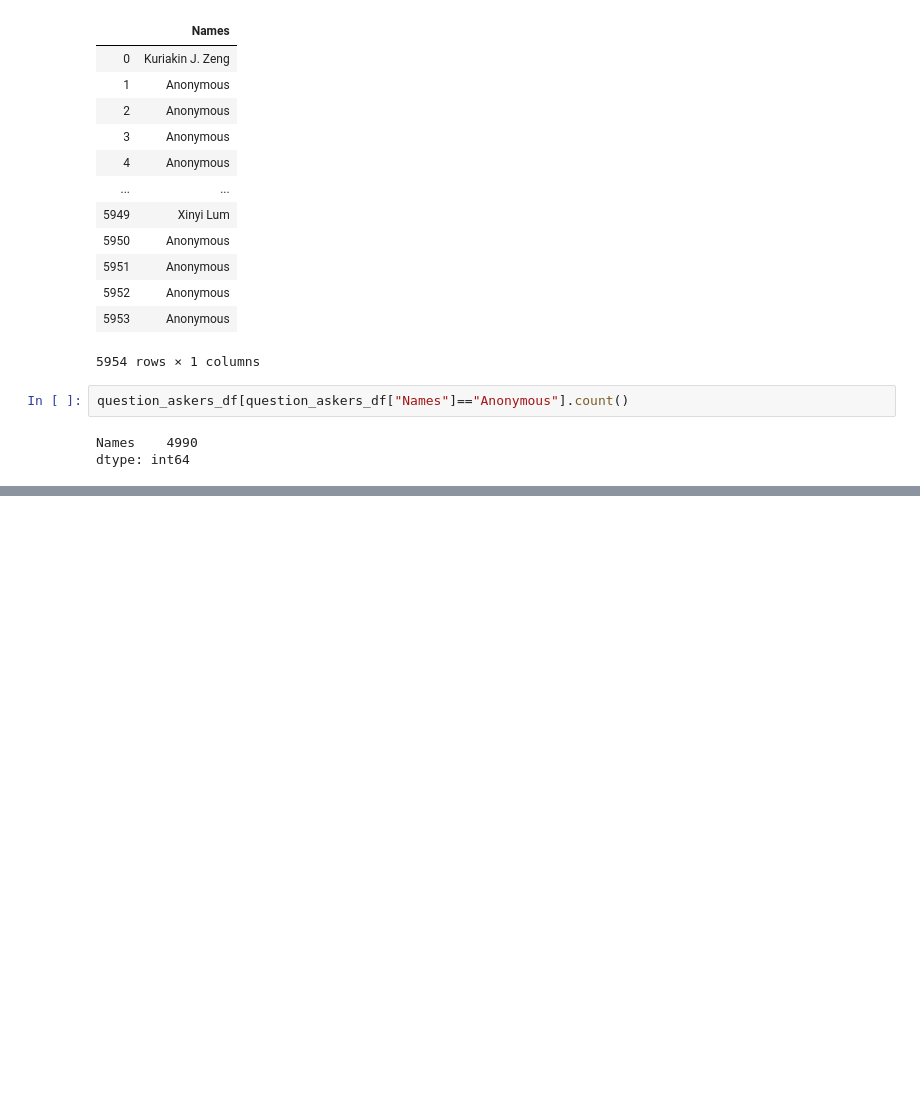
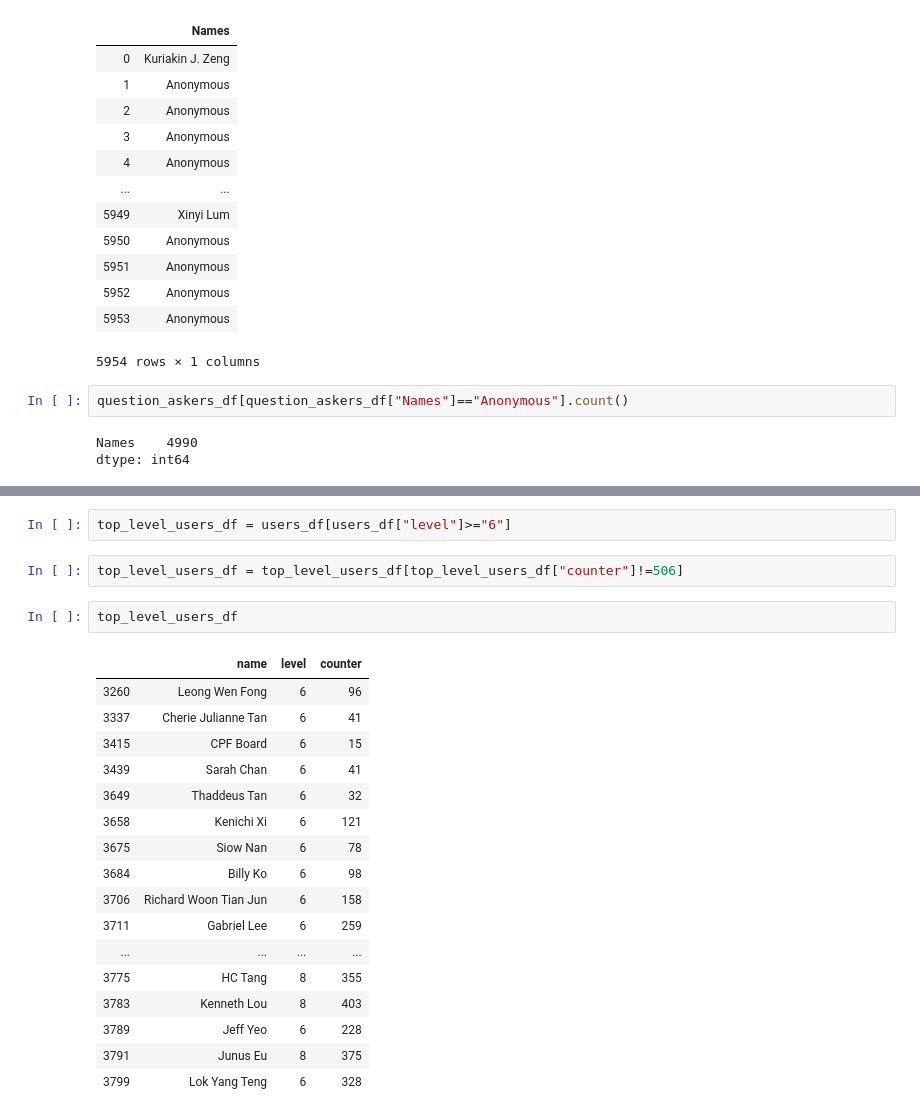
Before and after one commit to kqtqk88/IS434_PJ, a Jupyter notebook: User Analysis/Find users for seedly forum.ipynb, the cells around one changed output, grey strips where cells are left out. Saved outputs shown, nothing was run; the diff lists cells and outputs as text; blank space fills up the shorter version.

```diff
--- a/User Analysis/Find users for seedly forum.ipynb
+++ b/User Analysis/Find users for seedly forum.ipynb
@@ -267,0 +254,24 @@ users_df[users_df["level"]=="7"]
+# %%
+top_level_users_df = users_df[users_df["level"]>="6"]
+# %%
+top_level_users_df = top_level_users_df[top_level_users_df["counter"]!=506]
+# %%
+top_level_users_df
+# %% [output]
+|  | name | level | counter |
+| 3260 | Leong Wen Fong | 6 | 96 |
+| 3337 | Cherie Julianne Tan | 6 | 41 |
+| 3415 | CPF Board | 6 | 15 |
+| 3439 | Sarah Chan | 6 | 41 |
+| 3649 | Thaddeus Tan | 6 | 32 |
+| 3658 | Kenichi Xi | 6 | 121 |
+| 3675 | Siow Nan | 6 | 78 |
+| 3684 | Billy Ko | 6 | 98 |
+| 3706 | Richard Woon Tian Jun | 6 | 158 |
+| 3711 | Gabriel Lee | 6 | 259 |
+| ... | ... | ... | ... |
+| 3775 | HC Tang | 8 | 355 |
+| 3783 | Kenneth Lou | 8 | 403 |
+| 3789 | Jeff Yeo | 6 | 228 |
+| 3791 | Junus Eu | 8 | 375 |
+| 3799 | Lok Yang Teng | 6 | 328 |
```
Also changed, not shown: parts of 19 cells of this notebook, 1 other file.
